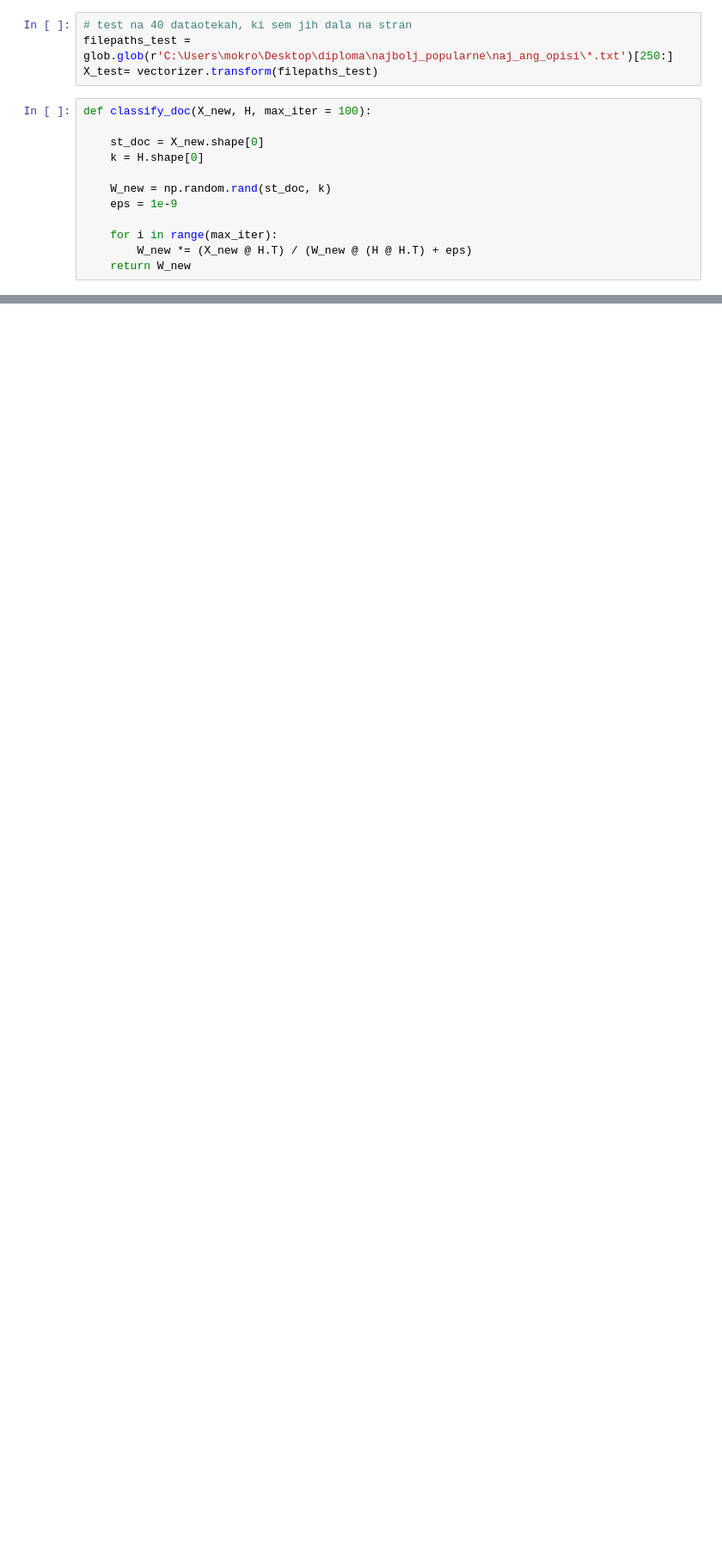
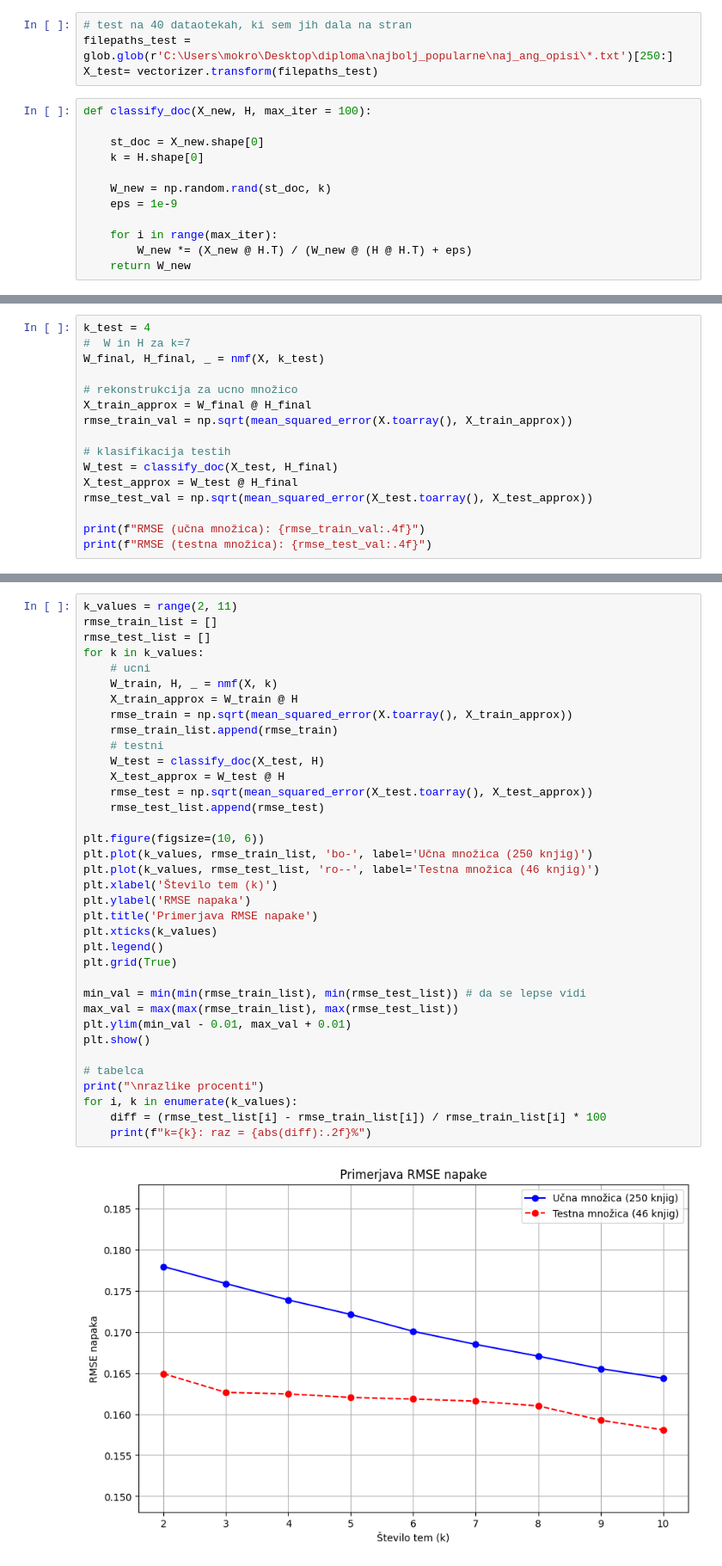
Before and after one commit to leilamokrovic1/Diplomska-naloga, a Jupyter notebook: najbolj_popularne/implementacija_nmf.ipynb, the cells around one changed output, grey strips where cells are left out. Shown at 86% size. Saved outputs shown, nothing was run; the diff lists cells and outputs as text; blank space fills up the shorter version.

Commit message:
rmse

```diff
--- a/najbolj_popularne/implementacija_nmf.ipynb
+++ b/najbolj_popularne/implementacija_nmf.ipynb
@@ -404,0 +408,16 @@ Dodeljena tema
+# %%
+k_test = 4
+#  W in H za k=7
+W_final, H_final, _ = nmf(X, k_test)
+
+# rekonstrukcija za ucno množico
+X_train_approx = W_final @ H_final
+rmse_train_val = np.sqrt(mean_squared_error(X.toarray(), X_train_approx))
+
+# klasifikacija testih
+W_test = classify_doc(X_test, H_final)
+X_test_approx = W_test @ H_final
+rmse_test_val = np.sqrt(mean_squared_error(X_test.toarray(), X_test_approx))
+
+print(f"RMSE (učna množica): {rmse_train_val:.4f}")
+print(f"RMSE (testna množica): {rmse_test_val:.4f}")
@@ -404,0 +427,38 @@ Dodeljena tema
+# %%
+k_values = range(2, 11)
+rmse_train_list = []
+rmse_test_list = []
+for k in k_values:
+    # ucni
+    W_train, H, _ = nmf(X, k)
+    X_train_approx = W_train @ H
+    rmse_train = np.sqrt(mean_squared_error(X.toarray(), X_train_approx))
+    rmse_train_list.append(rmse_train)
+    # testni
+    W_test = classify_doc(X_test, H)
+    X_test_approx = W_test @ H
+    rmse_test = np.sqrt(mean_squared_error(X_test.toarray(), X_test_approx))
+    rmse_test_list.append(rmse_test)
+
+plt.figure(figsize=(10, 6))
+plt.plot(k_values, rmse_train_list, 'bo-', label='Učna množica (250 knjig)')
+plt.plot(k_values, rmse_test_list, 'ro--', label='Testna množica (46 knjig)')
+plt.xlabel('Število tem (k)')
+plt.ylabel('RMSE napaka')
+plt.title('Primerjava RMSE napake')
+plt.xticks(k_values)
+plt.legend()
+plt.grid(True)
+
+min_val = min(min(rmse_train_list), min(rmse_test_list)) # da se lepse vidi
+max_val = max(max(rmse_train_list), max(rmse_test_list))
+plt.ylim(min_val - 0.01, max_val + 0.01)
+plt.show()
+
+# tabelca
+print("\nrazlike procenti")
+for i, k in enumerate(k_values):
+    diff = (rmse_test_list[i] - rmse_train_list[i]) / rmse_train_list[i] * 100
+    print(f"k={k}: raz = {abs(diff):.2f}%")
+# %% [output]
+[figure, added]
```
Also changed, not shown: parts of 11 cells of this notebook, 1 other file.
